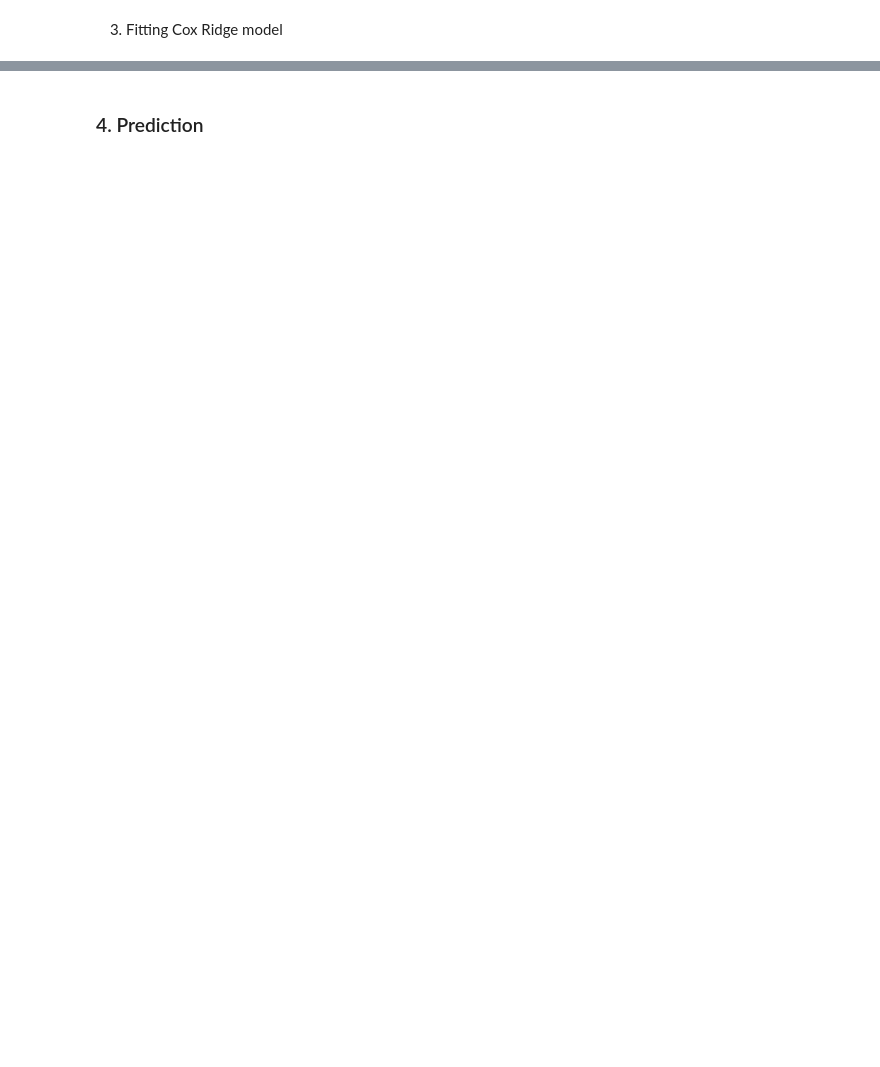
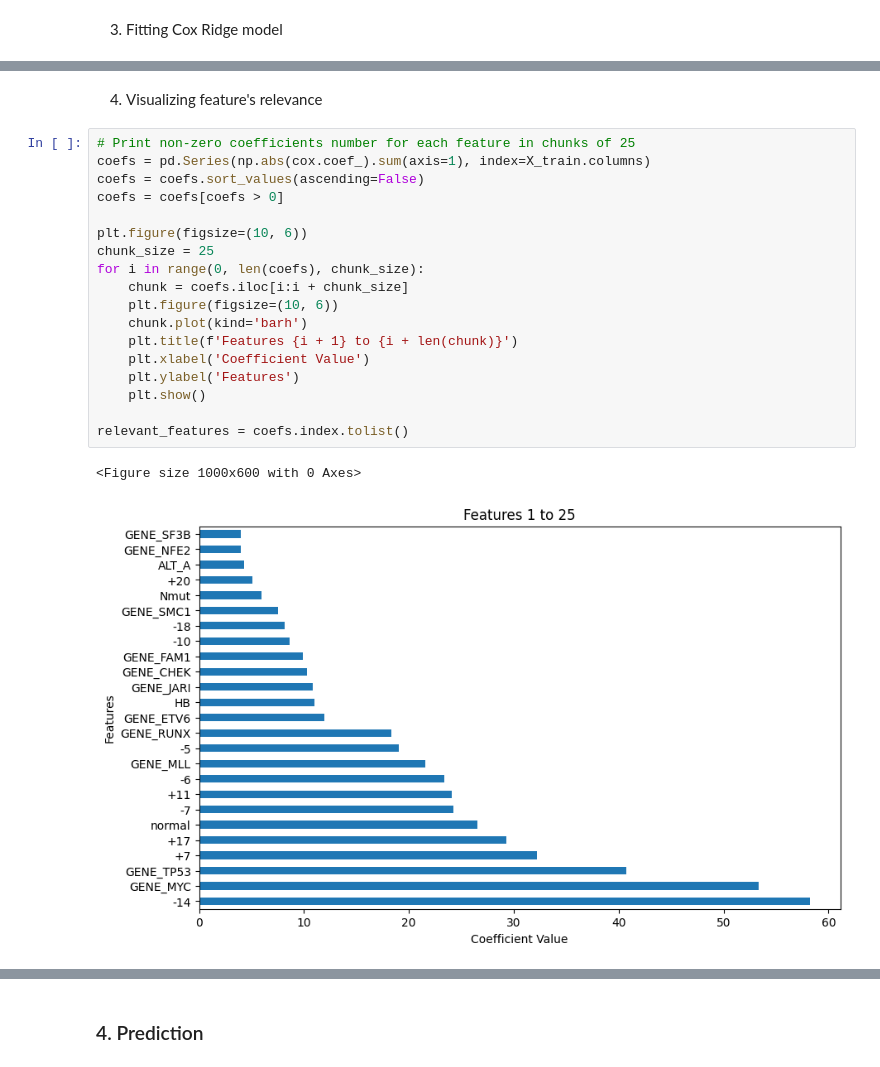
Before and after one commit to carlmonnaert/QRT-Challenge-Data-2025, a Jupyter notebook: cox_ridge.ipynb, the cells around one changed output, grey strips where cells are left out. Saved outputs shown, nothing was run; the diff lists cells and outputs as text; blank space fills up the shorter version.

```diff
--- a/cox_ridge.ipynb
+++ b/cox_ridge.ipynb
@@ -262,0 +345,23 @@ Cox Proportional Hazard Model Concordance Index IPCW on test: 71.956
+# %% [markdown]
+4. Visualizing feature's relevance
+# %%
+# Print non-zero coefficients number for each feature in chunks of 25
+coefs = pd.Series(np.abs(cox.coef_).sum(axis=1), index=X_train.columns)
+coefs = coefs.sort_values(ascending=False)
+coefs = coefs[coefs > 0]
+
+plt.figure(figsize=(10, 6))
+chunk_size = 25
+for i in range(0, len(coefs), chunk_size):
+    chunk = coefs.iloc[i:i + chunk_size]
+    plt.figure(figsize=(10, 6))
+    chunk.plot(kind='barh')
+    plt.title(f'Features {i + 1} to {i + len(chunk)}')
+    plt.xlabel('Coefficient Value')
+    plt.ylabel('Features')
+    plt.show()
+
+relevant_features = coefs.index.tolist()
+# %% [output]
+<Figure size 1000x600 with 0 Axes>
+[figure, added]
```
Also changed, not shown: parts of 25 cells of this notebook, 1 other file.
